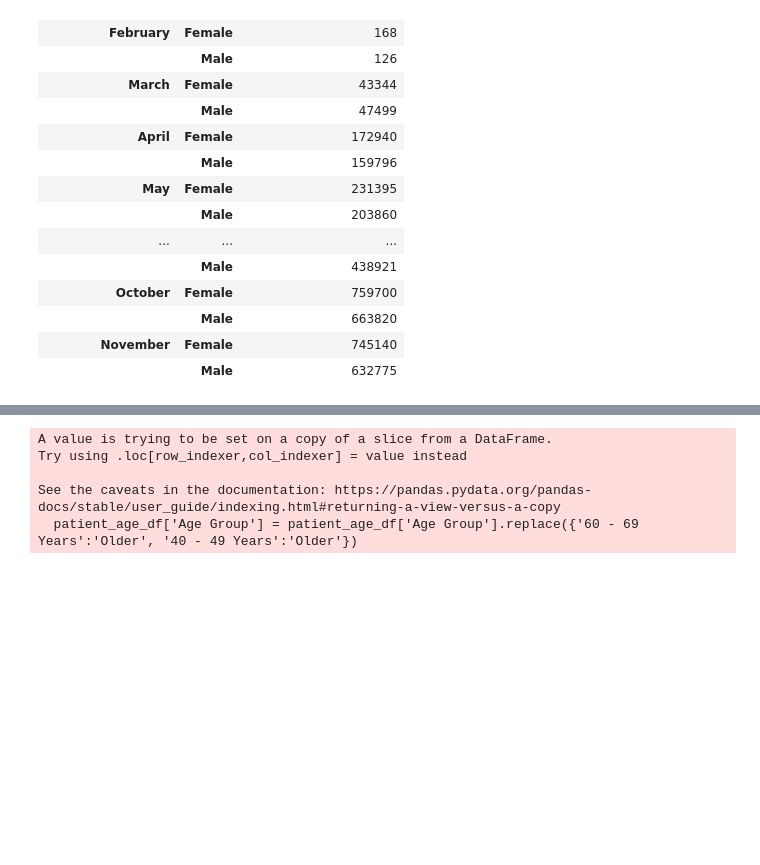
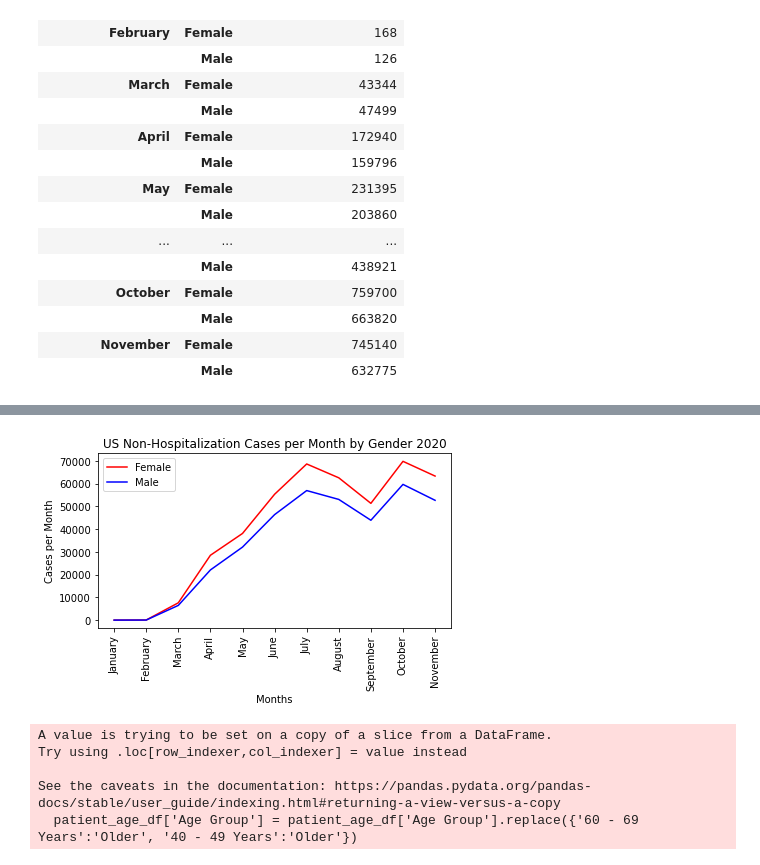
Before and after one commit to jforbis/rougeSquadron, a Jupyter notebook: JupyterScripts/StevensCleanData.ipynb, the cells around one changed output, grey strips where cells are left out. Drawn from its saved outputs; the diff is of its cells as text; code cells hidden in the pictures; blank space fills up the shorter version.

```diff
--- a/JupyterScripts/StevensCleanData.ipynb
+++ b/JupyterScripts/StevensCleanData.ipynb
@@ -373,0 +415,13 @@ gender_avg
+# %%
+#Make Data Frame only including columns where Hospitalized is False
+ok_gender_df = patient_sex_df[patient_sex_df['Hospitalized'] == "No"]
+ok_gender_df.head()
+
+# Create a data frame grouped by Month and Gender
+gender_ok_month_df = ok_gender_df.groupby(["CDC Report Month", "Gender"])
+gender_ok_avg = gender_ok_month_df.count()
+gender_ok_avg
+
+# Pivot table for readability and plotting purposes
+gender_ok_avg_pivot = gender_ok_avg.pivot_table('Hospitalized', index='CDC Report Month', columns='Gender')
+gender_ok_avg_pivot
@@ -374,3 +442,19 @@ gender_avg
+# %%
+## Create a line graph based on the Pre-Existing Medical Condition (Hospitalization = Yes)
+ok_gen_fem_avg, = plt.plot(months, gender_ok_avg_pivot['Female'], color="red", label="Female")
+ok_gen_male_avg, = plt.plot(months, gender_ok_avg_pivot['Male'], color="blue", label="Male")
+
+# Set the labels, axes, legend, and title
+plt.xticks(tick_locations, months, rotation="vertical")
+plt.title("US Non-Hospitalization Cases per Month by Gender 2020")
+plt.xlabel("Months")
+plt.ylabel("Cases per Month")
+plt.legend(handles=[ok_gen_fem_avg, ok_gen_male_avg], loc="best")
+
+plt.tight_layout()
+plt.show()
+# %% [output]
+[figure, added]
 # %%
 # Data Frame Specific to the Analysis of Age Group vs. Hospitalization Status
 # Removed uneeded column
```
Also changed, not shown: parts of 6 cells of this notebook.
